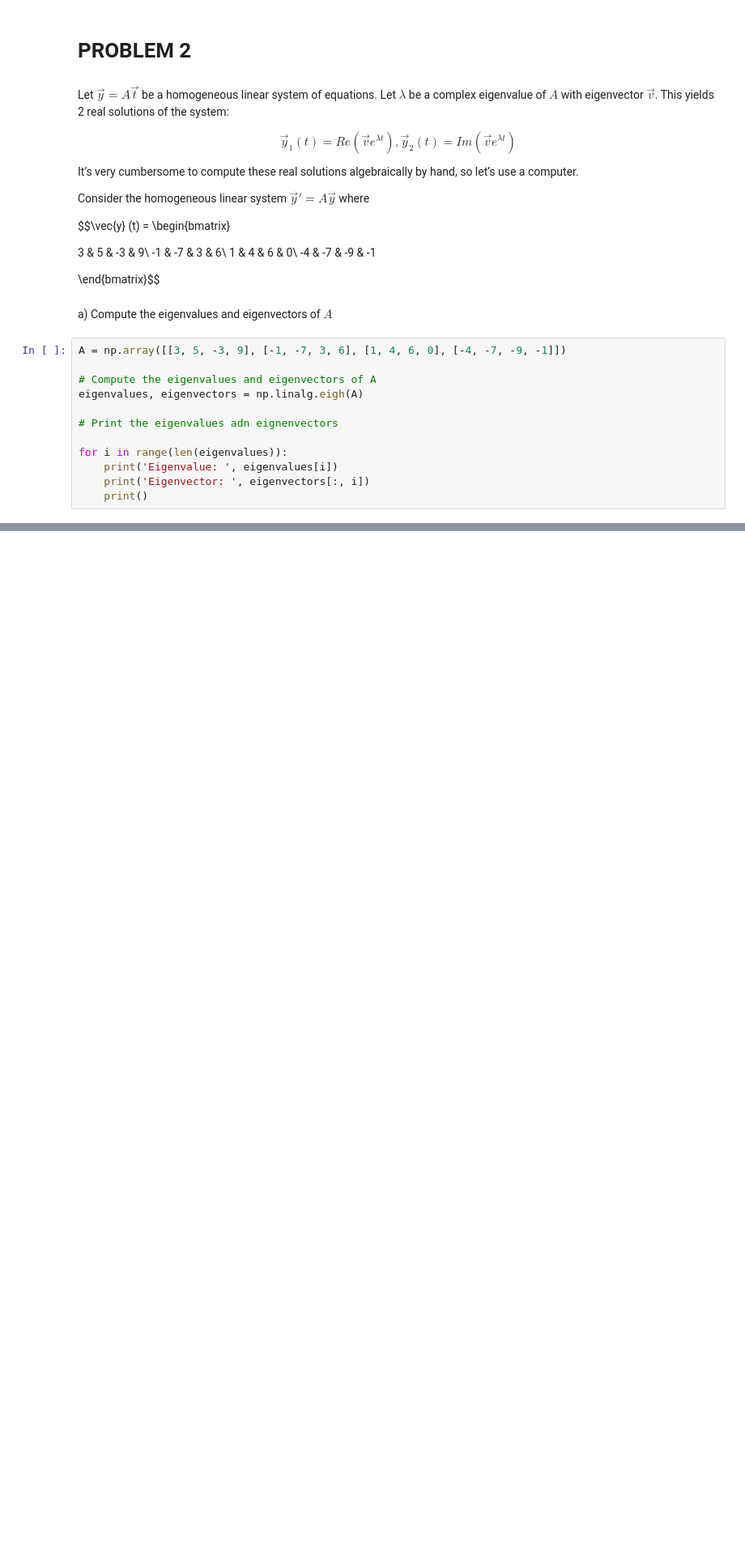
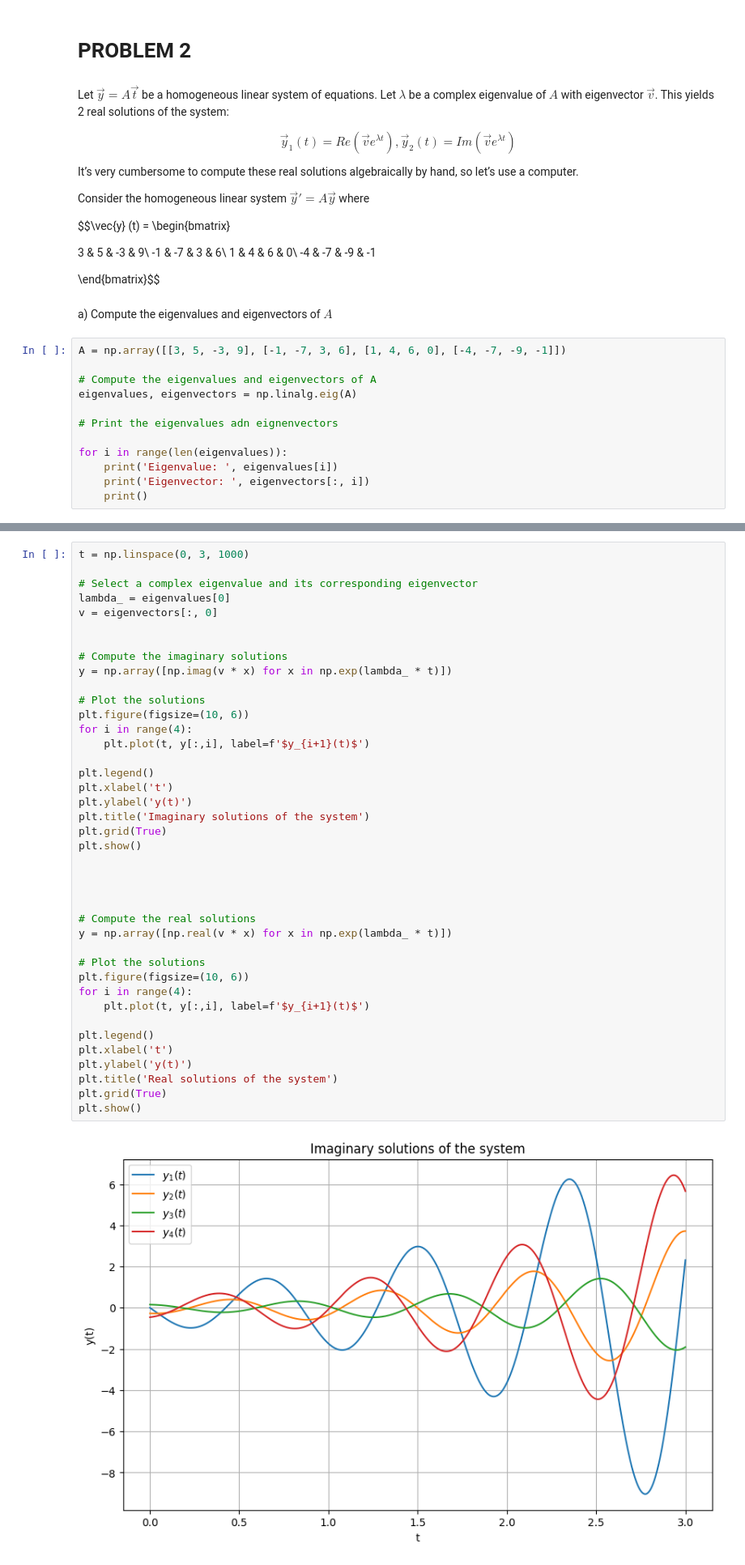
Before and after one commit to ChenghengLi/33B-OD, a Jupyter notebook: Computational Homework/HW3.ipynb, the cells around one changed output, grey strips where cells are left out. Shown at 81% size. Cells and saved outputs as stored; diff of their text form; blank space fills up the shorter version.

```diff
--- a/Computational Homework/HW3.ipynb
+++ b/Computational Homework/HW3.ipynb
@@ -120,7 +120,7 @@ a) Compute the eigenvalues and eigenvectors of $A$
 A = np.array([[3, 5, -3, 9], [-1, -7, 3, 6], [1, 4, 6, 0], [-4, -7, -9, -1]])
 
 # Compute the eigenvalues and eigenvectors of A
-eigenvalues, eigenvectors = np.linalg.eigh(A)
+eigenvalues, eigenvectors = np.linalg.eig(A)
 
 # Print the eigenvalues adn eignenvectors
 
@@ -154,3 +156,45 @@ y_4 (t)
 \end{bmatrix}$$
 
 Plot the four components $y_1 (t), y_2 (t), y_3 (t)$ and $y_4 (t)$ in the same figure on the interval $0 \leq t \leq 3$.
+# %%
+t = np.linspace(0, 3, 1000)
+
+# Select a complex eigenvalue and its corresponding eigenvector
+lambda_ = eigenvalues[0]
+v = eigenvectors[:, 0]
+
+
+# Compute the imaginary solutions
+y = np.array([np.imag(v * x) for x in np.exp(lambda_ * t)])
+
+# Plot the solutions
+plt.figure(figsize=(10, 6))
+for i in range(4):
+    plt.plot(t, y[:,i], label=f'$y_{i+1}(t)$')
+
+plt.legend()
+plt.xlabel('t')
+plt.ylabel('y(t)')
+plt.title('Imaginary solutions of the system')
+plt.grid(True)
+plt.show()
+
+
+
+
+# Compute the real solutions
+y = np.array([np.real(v * x) for x in np.exp(lambda_ * t)])
+
+# Plot the solutions
+plt.figure(figsize=(10, 6))
+for i in range(4):
+    plt.plot(t, y[:,i], label=f'$y_{i+1}(t)$')
+
+plt.legend()
+plt.xlabel('t')
+plt.ylabel('y(t)')
+plt.title('Real solutions of the system')
+plt.grid(True)
+plt.show()
+# %% [output]
+[figure, added]
```
Also changed, not shown: parts of 8 cells of this notebook.
